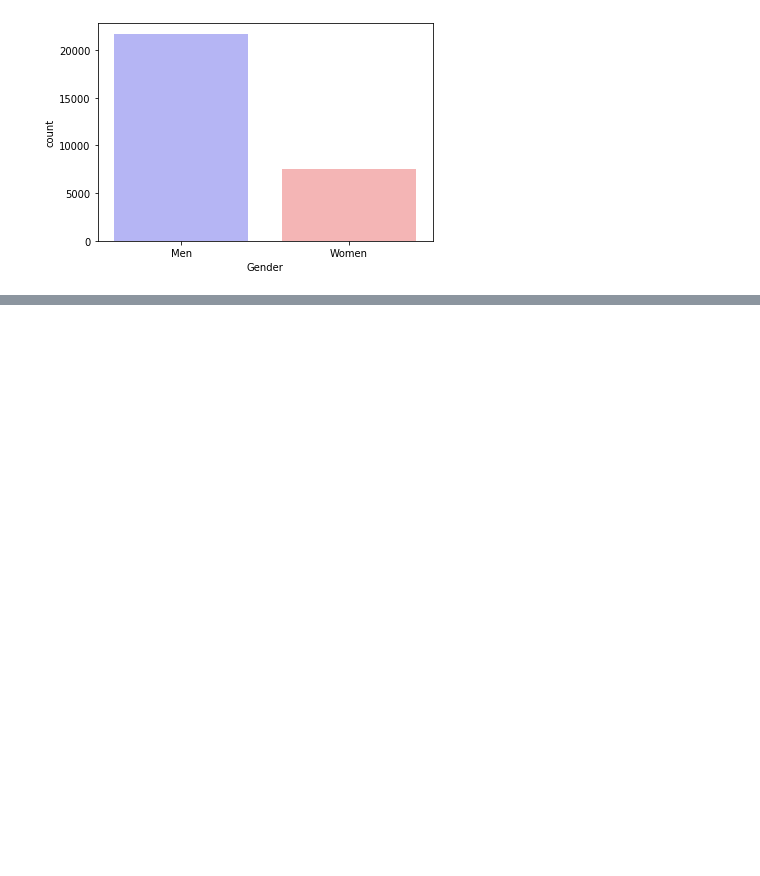
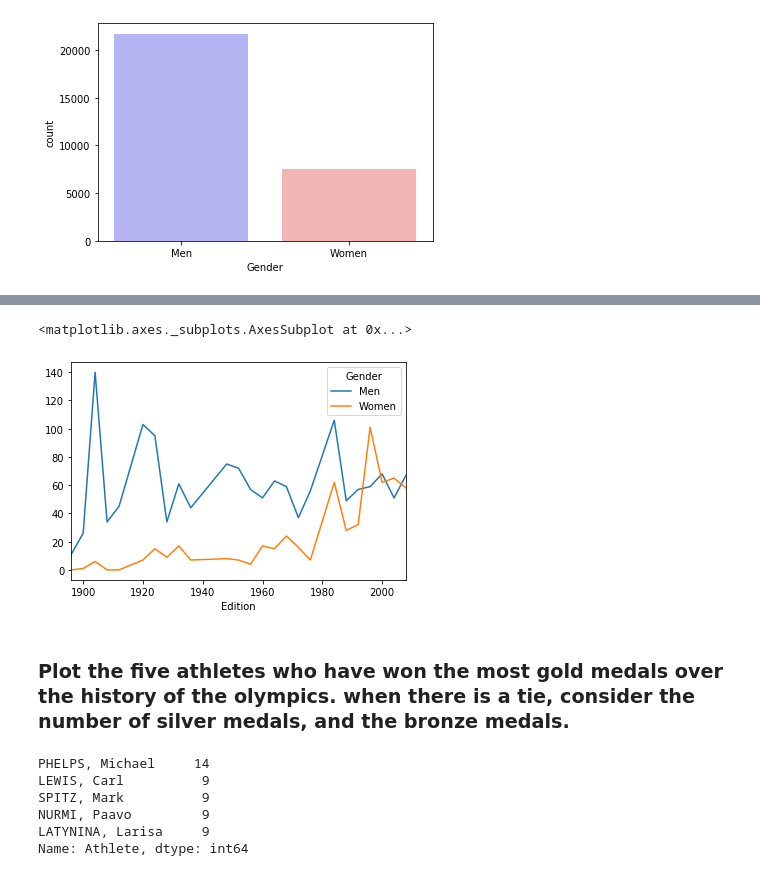
Before and after one commit to cidones/pandas-training, a Jupyter notebook: Challanges.ipynb, the cells around one changed output, grey strips where cells are left out. Saved outputs shown, nothing was run; the diff lists cells and outputs as text; code cells hidden in the pictures; blank space fills up the shorter version.

Commit message:
stack and unstack

```diff
--- a/Challanges.ipynb
+++ b/Challanges.ipynb
@@ -125,0 +202,3 @@ sns.countplot(data=oo, x='Gender', palette='bwr');
+# %%
+gm = oo[(oo.Medal == 'Gold') & (oo.NOC == 'USA')]
+gm
@@ -125,0 +219,18 @@ sns.countplot(data=oo, x='Gender', palette='bwr');
+# %%
+gm.groupby(['Gender', 'Edition']).size().unstack('Gender', fill_value=0).plot()
+# %% [output]
+<matplotlib.axes._subplots.AxesSubplot at 0x...>
+[figure, added]
+# %% [markdown]
+### Plot the five athletes who have won the most gold medals over the history of the olympics. when there is a tie, consider the number of silver medals, and the bronze medals.
+# %%
+#my solution
+agm = oo[oo.Medal == 'Gold']
+agm.Athlete.value_counts().head(5)
+# %% [output]
+PHELPS, Michael     14
+LEWIS, Carl          9
+SPITZ, Mark          9
+NURMI, Paavo         9
+LATYNINA, Larisa     9
+Name: Athlete, dtype: int64
```
Also changed, not shown: parts of 15 cells of this notebook, 1 other file.
